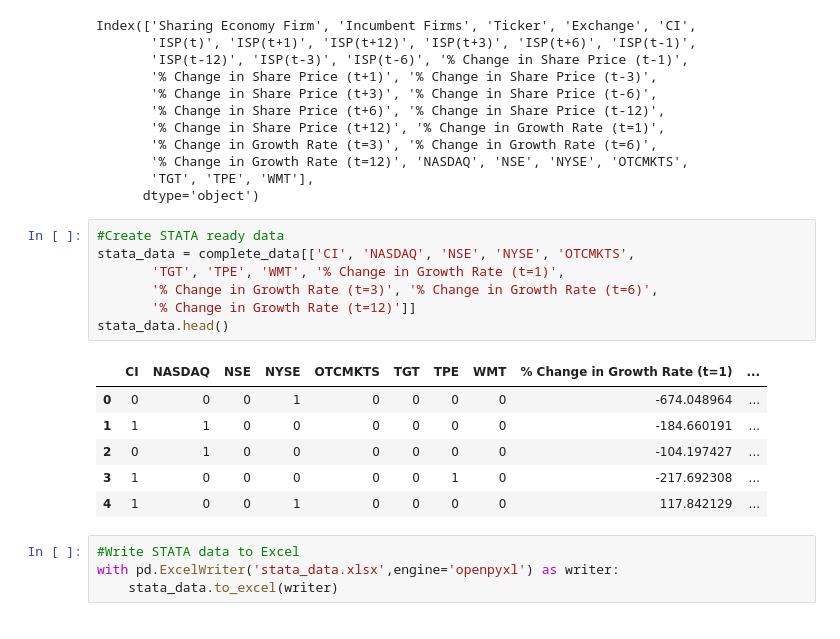
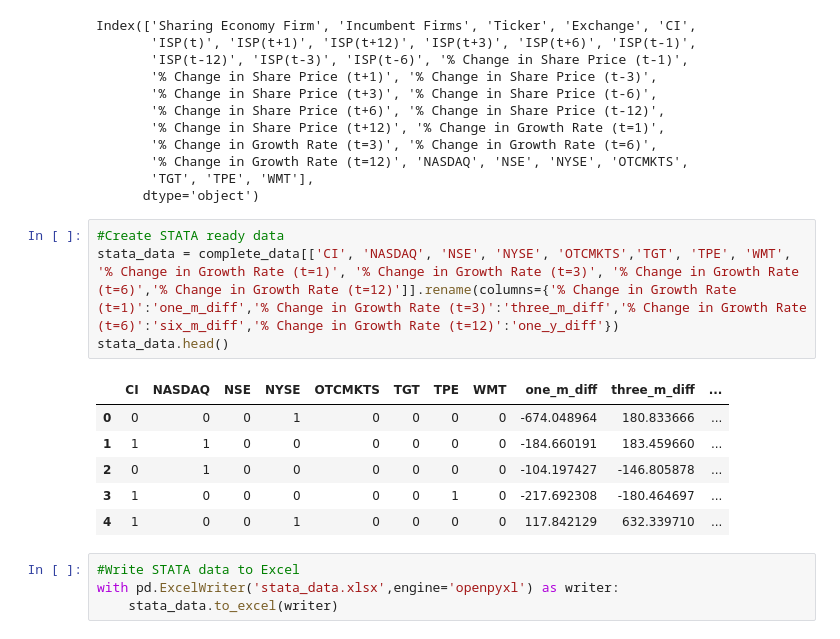
Before and after one commit to SolB77/Managerial-Economics-Senior-Thesis, a Jupyter notebook: Thesis Data Cleanup, Merging, and Visualization.ipynb, the cells around one changed output. Saved outputs shown, nothing was run; the diff lists cells and outputs as text.

Commit message:
Rename STATA data columns

```diff
--- a/Thesis Data Cleanup, Merging, and Visualization.ipynb
+++ b/Thesis Data Cleanup, Merging, and Visualization.ipynb
@@ -169,18 +169,15 @@ Index(['Sharing Economy Firm', 'Incumbent Firms', 'Ticker', 'Exchange', 'CI',
       dtype='object')
 # %%
 #Create STATA ready data
-stata_data = complete_data[['CI', 'NASDAQ', 'NSE', 'NYSE', 'OTCMKTS',
-       'TGT', 'TPE', 'WMT', '% Change in Growth Rate (t=1)',
-       '% Change in Growth Rate (t=3)', '% Change in Growth Rate (t=6)',
-       '% Change in Growth Rate (t=12)']]
+stata_data = complete_data[['CI', 'NASDAQ', 'NSE', 'NYSE', 'OTCMKTS','TGT', 'TPE', 'WMT', '% Change in Growth Rate (t=1)', '% Change in Growth Rate (t=3)', '% Change in Growth Rate (t=6)','% Change in Growth Rate (t=12)']].rename(columns={'% Change in Growth Rate (t=1)':'one_m_diff','% Change in Growth Rate (t=3)':'three_m_diff','% Change in Growth Rate (t=6)':'six_m_diff','% Change in Growth Rate (t=12)':'one_y_diff'})
 stata_data.head()
 # %% [output]
-|  | CI | NASDAQ | NSE | NYSE | OTCMKTS | TGT | TPE | WMT | % Change in Growth Rate (t=1) | ... |
-| 0 | 0 | 0 | 0 | 1 | 0 | 0 | 0 | 0 | -674.048964 | ... |
-| 1 | 1 | 1 | 0 | 0 | 0 | 0 | 0 | 0 | -184.660191 | ... |
-| 2 | 0 | 1 | 0 | 0 | 0 | 0 | 0 | 0 | -104.197427 | ... |
-| 3 | 1 | 0 | 0 | 0 | 0 | 0 | 1 | 0 | -217.692308 | ... |
-| 4 | 1 | 0 | 0 | 1 | 0 | 0 | 0 | 0 | 117.842129 | ... |
+|  | CI | NASDAQ | NSE | NYSE | OTCMKTS | TGT | TPE | WMT | one_m_diff | three_m_diff | ... |
+| 0 | 0 | 0 | 0 | 1 | 0 | 0 | 0 | 0 | -674.048964 | 180.833666 | ... |
+| 1 | 1 | 1 | 0 | 0 | 0 | 0 | 0 | 0 | -184.660191 | 183.459660 | ... |
+| 2 | 0 | 1 | 0 | 0 | 0 | 0 | 0 | 0 | -104.197427 | -146.805878 | ... |
+| 3 | 1 | 0 | 0 | 0 | 0 | 0 | 1 | 0 | -217.692308 | -180.464697 | ... |
+| 4 | 1 | 0 | 0 | 1 | 0 | 0 | 0 | 0 | 117.842129 | 632.339710 | ... |
 # %%
 #Write STATA data to Excel
 with pd.ExcelWriter('stata_data.xlsx',engine='openpyxl') as writer:
```
Also changed, not shown: 2 other files.
